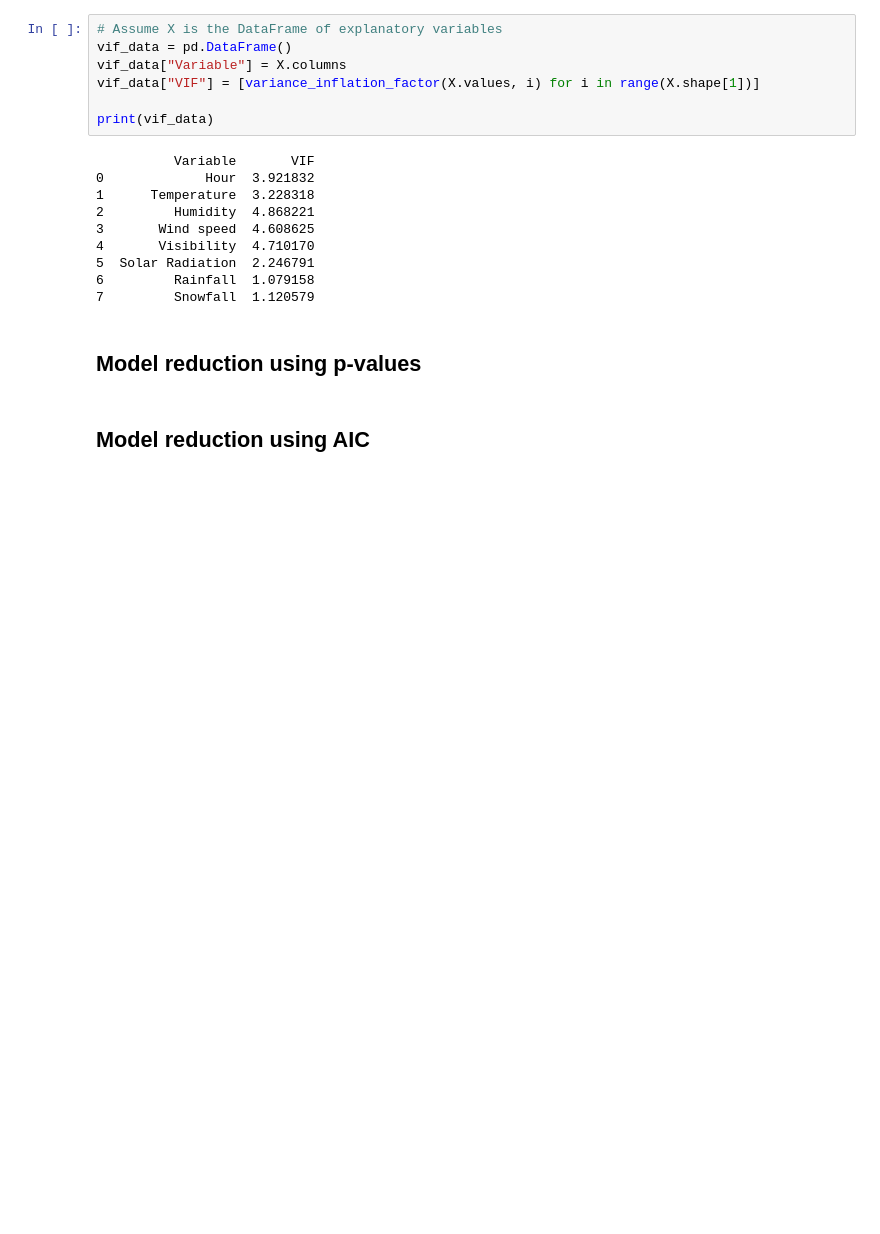
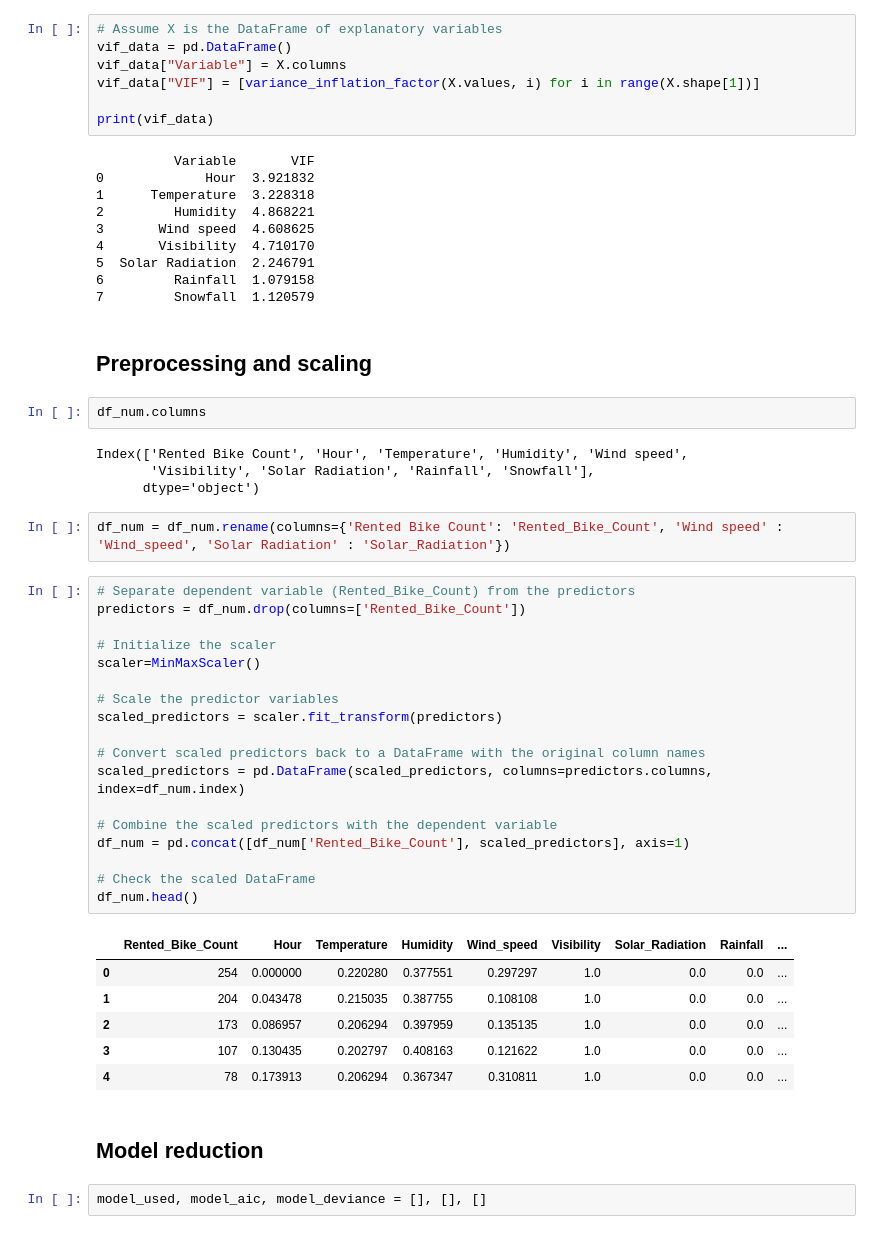
Before and after one commit to Wanja24/asda_4, a Jupyter notebook: 11_task_model_reduction/Group_4_model_reduction.ipynb, the cells around one changed output. Drawn from its saved outputs; the diff is of its cells as text; blank space fills up the shorter version.

```diff
--- a/11_task_model_reduction/Group_4_model_reduction.ipynb
+++ b/11_task_model_reduction/Group_4_model_reduction.ipynb
@@ -231,7 +253,42 @@ print(vif_data)
 5  Solar Radiation  2.246791
 6         Rainfall  1.079158
 7         Snowfall  1.120579
-# %% [markdown]
-## Model reduction using p-values
+# %% [markdown]
+## Preprocessing and scaling
+# %%
+df_num.columns
+# %% [output]
+Index(['Rented Bike Count', 'Hour', 'Temperature', 'Humidity', 'Wind speed',
+       'Visibility', 'Solar Radiation', 'Rainfall', 'Snowfall'],
+      dtype='object')
+# %%
+df_num = df_num.rename(columns={'Rented Bike Count': 'Rented_Bike_Count', 'Wind speed' : 'Wind_speed', 'Solar Radiation' : 'Solar_Radiation'})
+# %%
+# Separate dependent variable (Rented_Bike_Count) from the predictors
+predictors = df_num.drop(columns=['Rented_Bike_Count'])
+
+# Initialize the scaler
+scaler=MinMaxScaler()
+
+# Scale the predictor variables
+scaled_predictors = scaler.fit_transform(predictors)
+
+# Convert scaled predictors back to a DataFrame with the original column names
+scaled_predictors = pd.DataFrame(scaled_predictors, columns=predictors.columns, index=df_num.index)
+
+# Combine the scaled predictors with the dependent variable
+df_num = pd.concat([df_num['Rented_Bike_Count'], scaled_predictors], axis=1)
+
+# Check the scaled DataFrame
+df_num.head()
+# %% [output]
+|  | Rented_Bike_Count | Hour | Temperature | Humidity | Wind_speed | Visibility | Solar_Radiation | Rainfall | ... |
+| 0 | 254 | 0.000000 | 0.220280 | 0.377551 | 0.297297 | 1.0 | 0.0 | 0.0 | ... |
+| 1 | 204 | 0.043478 | 0.215035 | 0.387755 | 0.108108 | 1.0 | 0.0 | 0.0 | ... |
+| 2 | 173 | 0.086957 | 0.206294 | 0.397959 | 0.135135 | 1.0 | 0.0 | 0.0 | ... |
+| 3 | 107 | 0.130435 | 0.202797 | 0.408163 | 0.121622 | 1.0 | 0.0 | 0.0 | ... |
+| 4 | 78 | 0.173913 | 0.206294 | 0.367347 | 0.310811 | 1.0 | 0.0 | 0.0 | ... |
 # %% [markdown]
-## Model reduction using AIC
+## Model reduction
+# %%
+model_used, model_aic, model_deviance = [], [], []
```
Also changed, not shown: parts of 16 cells of this notebook.
